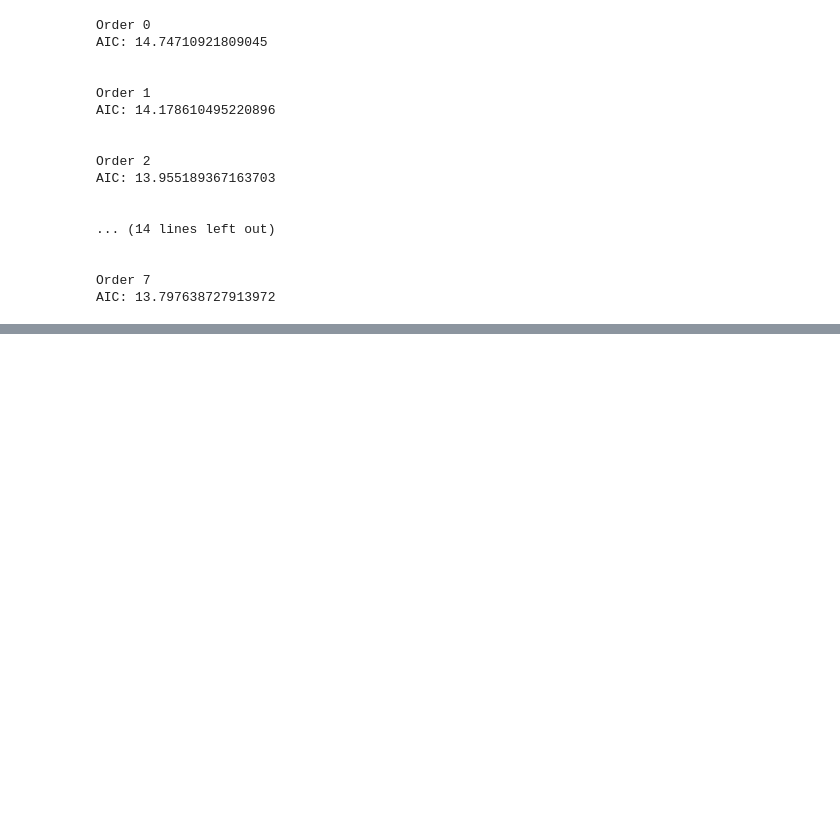
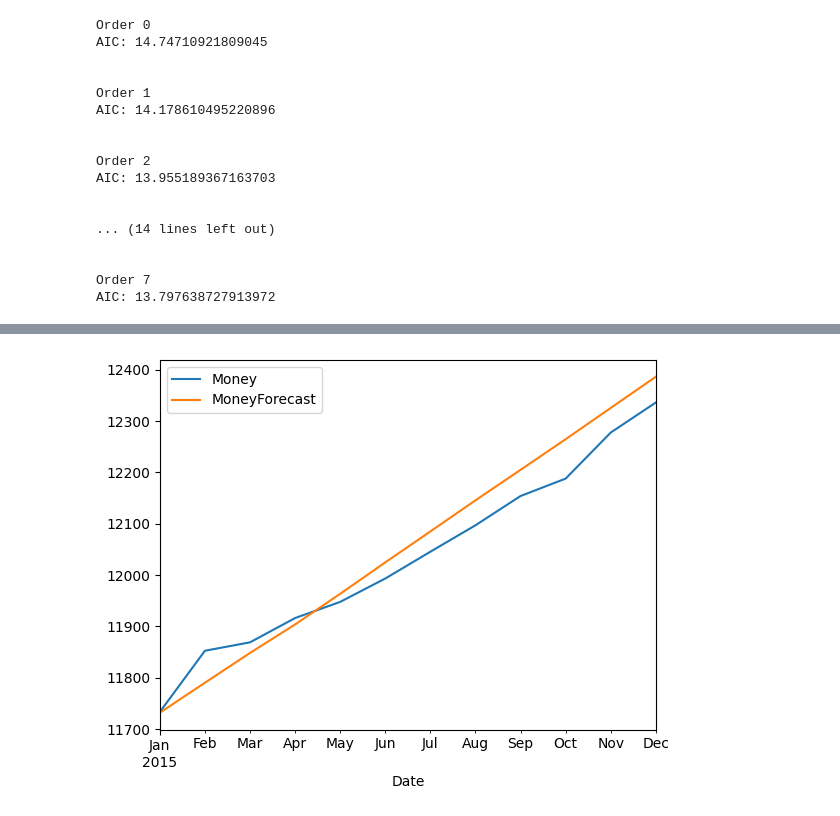
Before and after one commit to kkh975/class-time-analysis, a Jupyter notebook: ch08_9.ipynb, the cells around one changed output, grey strips where cells are left out. Cells and saved outputs as stored; diff of their text form; code cells hidden in the pictures; blank space fills up the shorter version.

```diff
--- a/ch08_9.ipynb
+++ b/ch08_9.ipynb
@@ -270,0 +295,3 @@ Spending   -0.267934  1.000000
+# %%
+z = results.forecast(y=lagged_values, steps=12)
+z
@@ -270,0 +311,4 @@ Spending   -0.267934  1.000000
+# %%
+idx = pd.date_range('2015-01-01', periods=12, freq='MS')
+df_forecast = pd.DataFrame(data=z, index=idx, columns=['Money_2d', 'Spending_2d'])
+df_forecast
@@ -270,0 +355,17 @@ Spending   -0.267934  1.000000
+# %%
+# Add the most recent first difference from the training side of the original dataset to the forecast cumulative sum
+df_forecast['Money1d'] = (df['Money'].iloc[-nobs-1]-df['Money'].iloc[-nobs-2]) + df_forecast['Money_2d'].cumsum()
+
+# Now build the forecast values from the first difference set
+df_forecast['MoneyForecast'] = df['Money'].iloc[-nobs-1] + df_forecast['Money1d'].cumsum()
+# %%
+# Add the most recent first difference from the training side of the original dataset to the forecast cumulative sum
+df_forecast['Spending1d'] = (df['Spending'].iloc[-nobs-1]-df['Spending'].iloc[-nobs-2]) + df_forecast['Spending_2d'].cumsum()
+
+# Now build the forecast values from the first difference set
+df_forecast['SpendingForecast'] = df['Spending'].iloc[-nobs-1] + df_forecast['Spending1d'].cumsum()
+# %%
+df['Money'][-nobs:].plot(legend=True).autoscale(axis='x',tight=True)
+df_forecast['MoneyForecast'].plot(legend=True);
+# %% [output]
+[figure, added]
```
Also changed, not shown: parts of 13 cells of this notebook.
